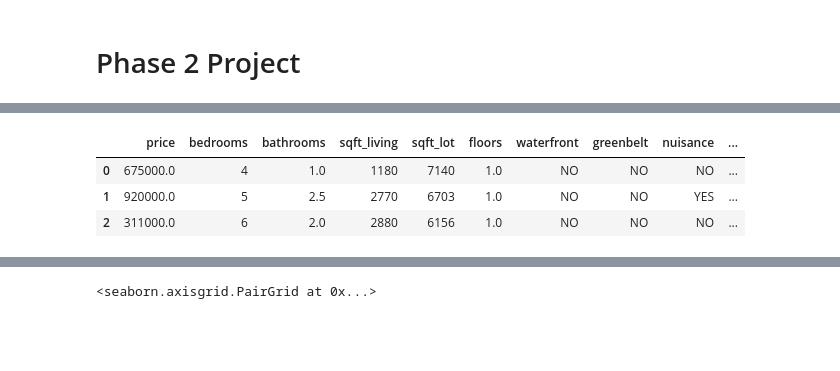
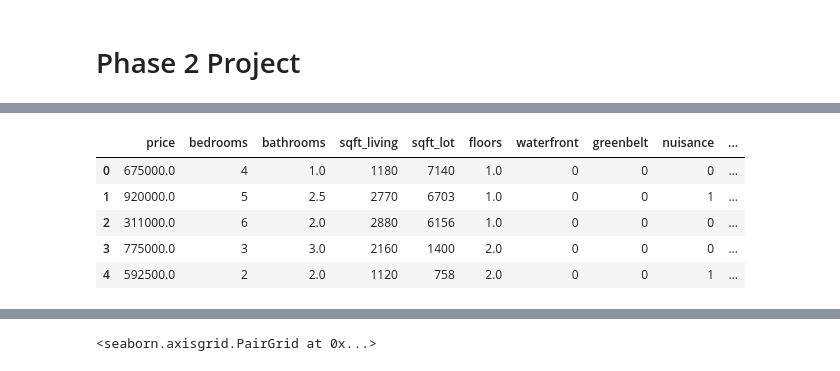
Before and after one commit to josecastillofl/Phase_2_Project, a Jupyter notebook: Untitled.ipynb, the cells around one changed output, grey strips where cells are left out. Drawn from its saved outputs; the diff is of its cells as text; code cells hidden in the pictures; blank space fills up the shorter version.

Commit message:
setting up data

```diff
--- a/Untitled.ipynb
+++ b/Untitled.ipynb
@@ -35,9 +39,19 @@ memory usage: 5.8+ MB
 # %%
-df = data.drop(['id', 'lat', 'long', 'address', 'date', 'view', 'yr_renovated', 'sqft_above','sqft_basement'], axis=1)
+# Create a copy of the data, but with only the columns I'll be working with
+
+df = data.drop(['id', 'lat', 'long', 'address', 'date', 'yr_renovated', 'sqft_above','sqft_basement'], axis=1)
+# %%
+# Make features that are No and Yes to binary 0s and 1s
+
+df.waterfront = df.waterfront.map(dict(YES=1, NO=0))
+df.greenbelt = df.greenbelt.map(dict(YES=1, NO=0))
+df.nuisance = df.nuisance.map(dict(YES=1, NO=0))
 # %%
-df.head(3)
+df.head()
 # %% [output]
 |  | price | bedrooms | bathrooms | sqft_living | sqft_lot | floors | waterfront | greenbelt | nuisance | ... |
-| 0 | 675000.0 | 4 | 1.0 | 1180 | 7140 | 1.0 | NO | NO | NO | ... |
-| 1 | 920000.0 | 5 | 2.5 | 2770 | 6703 | 1.0 | NO | NO | YES | ... |
-| 2 | 311000.0 | 6 | 2.0 | 2880 | 6156 | 1.0 | NO | NO | NO | ... |
+| 0 | 675000.0 | 4 | 1.0 | 1180 | 7140 | 1.0 | 0 | 0 | 0 | ... |
+| 1 | 920000.0 | 5 | 2.5 | 2770 | 6703 | 1.0 | 0 | 0 | 1 | ... |
+| 2 | 311000.0 | 6 | 2.0 | 2880 | 6156 | 1.0 | 0 | 0 | 0 | ... |
+| 3 | 775000.0 | 3 | 3.0 | 2160 | 1400 | 2.0 | 0 | 0 | 0 | ... |
+| 4 | 592500.0 | 2 | 2.0 | 1120 | 758 | 2.0 | 0 | 0 | 1 | ... |
```
Also changed, not shown: parts of 34 cells of this notebook.
